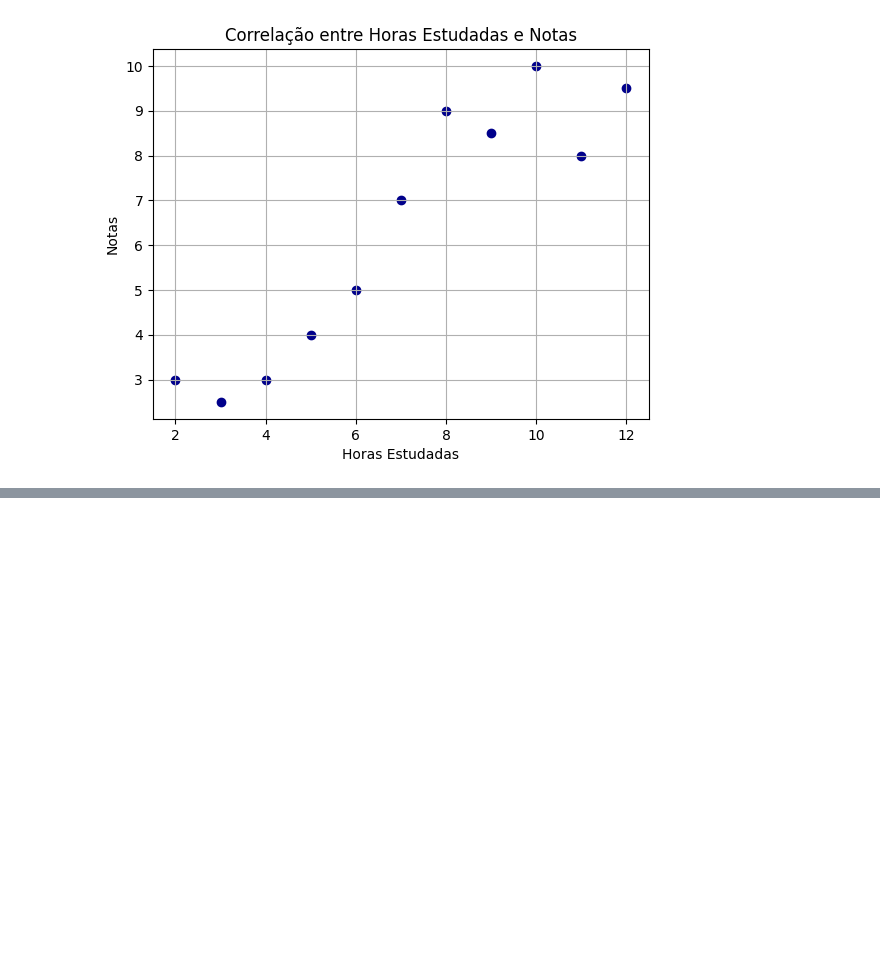
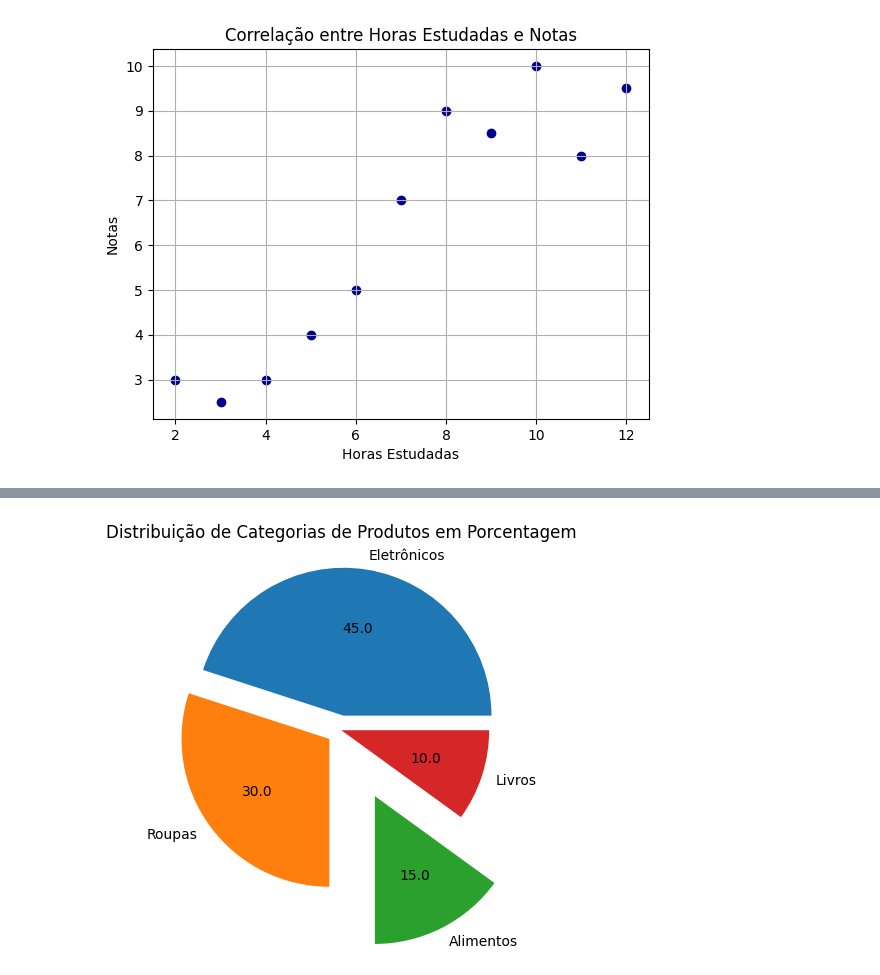
Before and after one commit to joaopsantana25-beep/BackEnd, a Jupyter notebook: Aula 09-02-2026/Exercicios e Testes/Aula 5/Testes_Aula5.ipynb, the cells around one changed output, grey strips where cells are left out. Saved outputs shown, nothing was run; the diff lists cells and outputs as text; code cells hidden in the pictures; blank space fills up the shorter version.

```diff
--- a/Aula 09-02-2026/Exercicios e Testes/Aula 5/Testes_Aula5.ipynb
+++ b/Aula 09-02-2026/Exercicios e Testes/Aula 5/Testes_Aula5.ipynb
@@ -75,0 +87,12 @@ plt.show()
+# %%
+import matplotlib.pyplot as plt
+
+categorias = ['Eletrônicos','Roupas','Alimentos','Livros']
+quantidades = [45,30,15,10]
+descontrole = [0.1,0,0,0]
+
+plt.pie(quantidades, labels=categorias,autopct='%.1f',explode=descontrole)
+plt.title("Distribuição de Categorias de Produtos em Porcentagem")
+plt.show()
+# %% [output]
+[figure, added]
```
Also changed, not shown: parts of 6 cells of this notebook.
